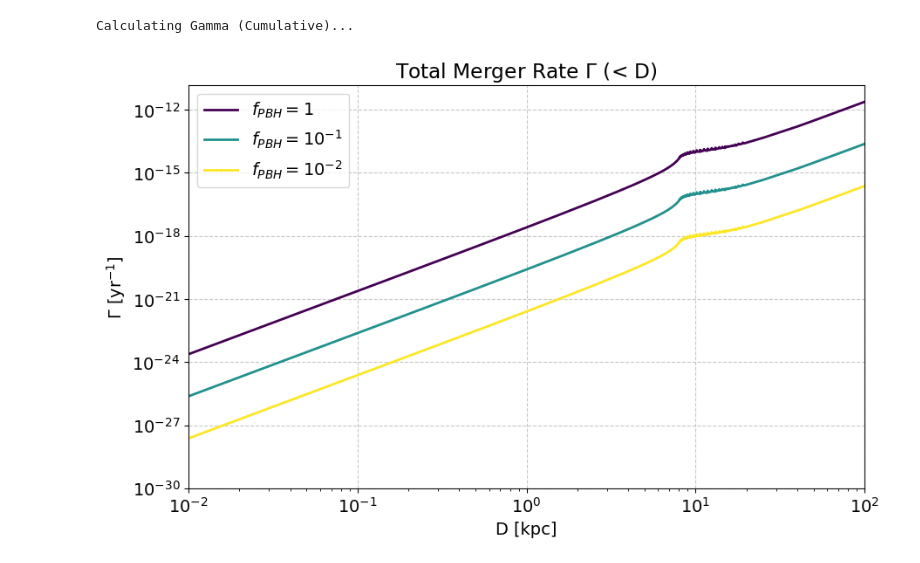
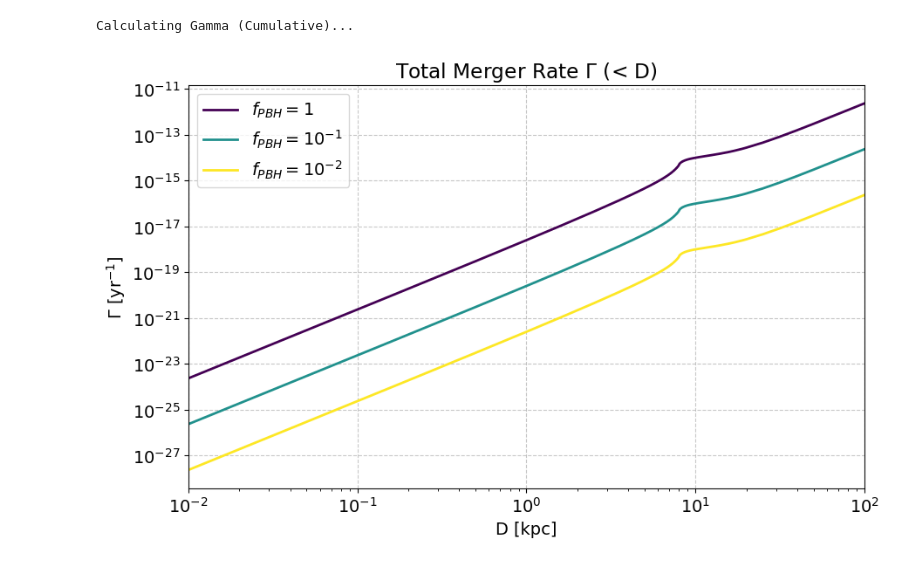
Before and after one commit to gsun01/CAGE, a Jupyter notebook: notebooks/PBH_GC.ipynb, the cells around one changed output. Drawn from its saved outputs; the diff is of its cells as text; code cells hidden in the pictures.

Commit message:
added singularity point to integration

```diff
--- a/notebooks/PBH_GC.ipynb
+++ b/notebooks/PBH_GC.ipynb
@@ -278,14 +278,19 @@ def Gamma_total(m_g, D_kpc_limit):
     # So Integral [ (dGamma/dD) * d(Distance_cm) ] is correct.
     # d(Distance_cm) = d(x_kpc) * kpc
 
-    def integrand(x_kpc):
-        return dGamma_dD(m_g, x_kpc) * kpc # convert dx to cm
+    # def integrand(x_kpc):
+    #     return dGamma_dD(m_g, x_kpc) * kpc # convert dx to cm
 
     # Using quad for the outer integral
     # Warning: Nested integrals can be slow.
-    result, error = quad(integrand, 0, D_kpc_limit, limit=50)
+    singularity_points = [8.0] if D_kpc_limit > 8.0 else []
+    # result, error = quad(integrand, 0, D_kpc_limit, points=singularity_points,limit=50)
 
-    result, error, outdict = nquad(dGamma_dD_integrand, [[0, np.pi], [0, D_kpc_limit]], args=[m_g, D_kpc_limit])
+    def integrand(theta, D_kpc, m_g):
+        return dGamma_dD_integrand(theta, D_kpc, m_g) * kpc
+
+    result, error = nquad(integrand, [[0, np.pi], [0, D_kpc_limit]], args=[m_g],
+                                    opts={'points':singularity_points, 'limit':50})
     return result
 # %%
 # Setup distance arrays (similar to source "dValues")
@@ -368,18 +373,18 @@ Calculating Gamma (Cumulative)...
 # %%
 plt.figure(figsize=(10, 6))
 
 plt.loglog(d_values_gamma, gamma_f1, color=plot_colors[0], label=r'$f_{PBH}=1$')
 plt.loglog(d_values_gamma, gamma_f01, color=plot_colors[1], label=r'$f_{PBH}=10^{-1}$')
 plt.loglog(d_values_gamma, gamma_f001, color=plot_colors[2], label=r'$f_{PBH}=10^{-2}$')
 
 plt.xlabel("D [kpc]")
 plt.ylabel(r"$\Gamma$ [yr$^{-1}$]")
 plt.title(r"Total Merger Rate $\Gamma$ (< D)")
 plt.legend()
 plt.xlim(1e-2, 1e2)
 # Set Y limits roughly based on source output or calculated magnitude
-plt.ylim(bottom=1e-30)
+plt.ylim()
 plt.savefig("../figs/Gamma.svg", dpi=600)
 plt.show()
 # %% [output]
-[figure, old version]
+[figure, new version]
```
